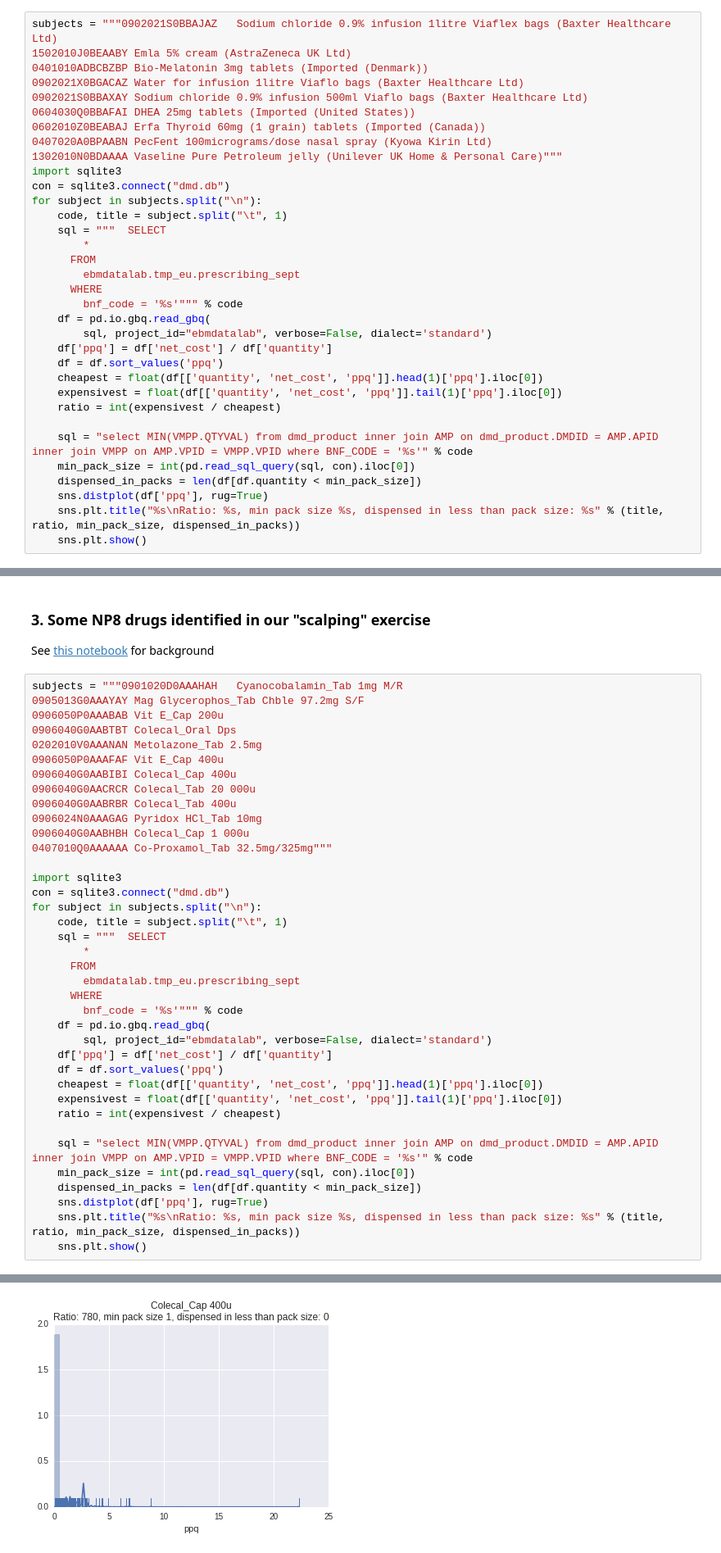
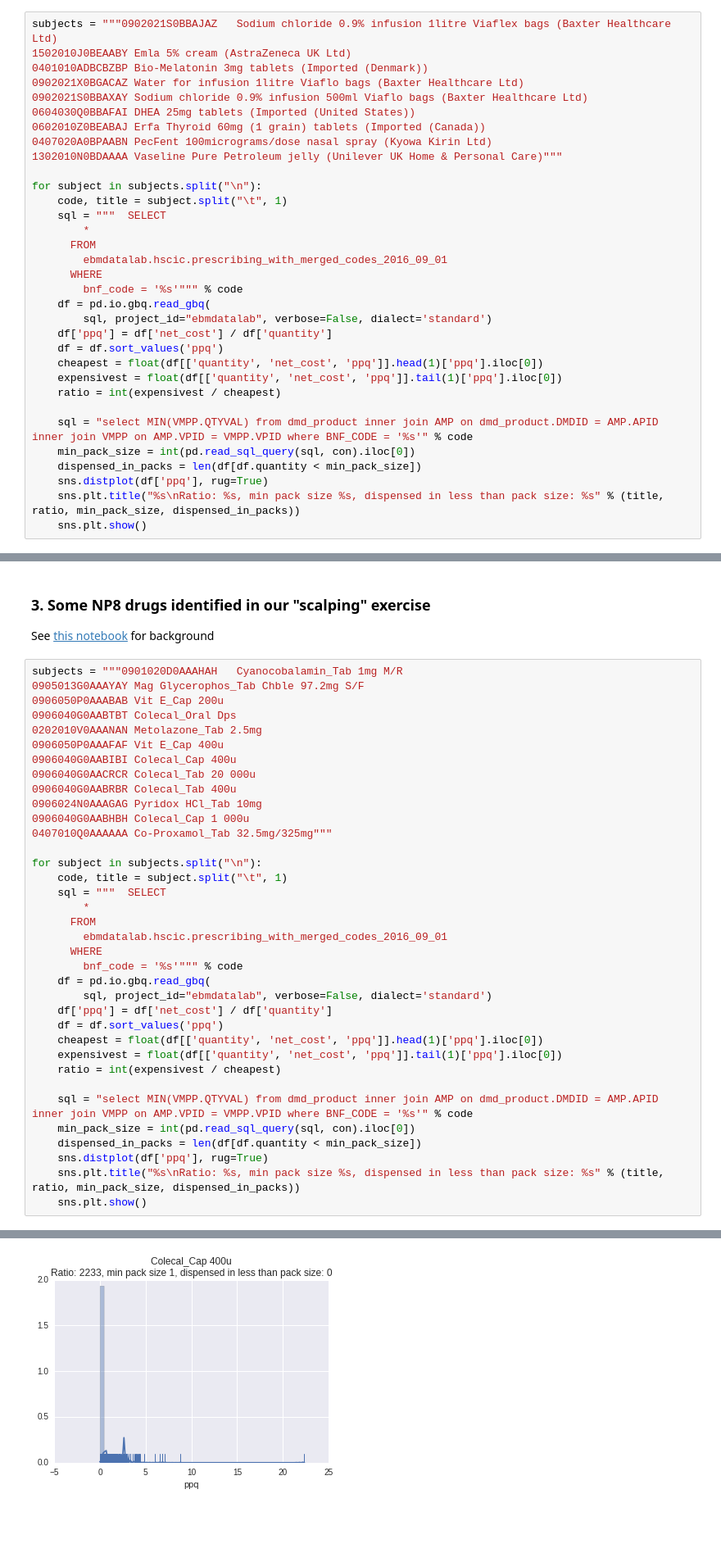
Before and after one commit to ebmdatalab/price-per-dose, a Jupyter notebook: Price per dose.ipynb, the cells around one changed output, grey strips where cells are left out. Shown at 82% size. Saved outputs shown, nothing was run; the diff lists cells and outputs as text; blank space fills up the shorter version.

```diff
--- a/Price per dose.ipynb
+++ b/Price per dose.ipynb
@@ -365,14 +388,13 @@ subjects = """0902021S0BBAJAZ	Sodium chloride 0.9% infusion 1litre Viaflex bags
 0602010Z0BEABAJ	Erfa Thyroid 60mg (1 grain) tablets (Imported (Canada))
 0407020A0BPAABN	PecFent 100micrograms/dose nasal spray (Kyowa Kirin Ltd)
 1302010N0BDAAAA	Vaseline Pure Petroleum jelly (Unilever UK Home & Personal Care)"""
-import sqlite3
-con = sqlite3.connect("dmd.db")
+
 for subject in subjects.split("\n"):
     code, title = subject.split("\t", 1)
     sql = """  SELECT
         *
       FROM
-        ebmdatalab.tmp_eu.prescribing_sept
+        ebmdatalab.hscic.prescribing_with_merged_codes_2016_09_01
       WHERE
         bnf_code = '%s'""" % code
     df = pd.io.gbq.read_gbq(
@@ -417,35 +439,33 @@ subjects = """0901020D0AAAHAH	Cyanocobalamin_Tab 1mg M/R
 0906040G0AABHBH	Colecal_Cap 1 000u
 0407010Q0AAAAAA	Co-Proxamol_Tab 32.5mg/325mg"""
 
-import sqlite3
-con = sqlite3.connect("dmd.db")
 for subject in subjects.split("\n"):
     code, title = subject.split("\t", 1)
     sql = """  SELECT
         *
       FROM
-        ebmdatalab.tmp_eu.prescribing_sept
+        ebmdatalab.hscic.prescribing_with_merged_codes_2016_09_01
       WHERE
         bnf_code = '%s'""" % code
     df = pd.io.gbq.read_gbq(
         sql, project_id="ebmdatalab", verbose=False, dialect='standard')
     df['ppq'] = df['net_cost'] / df['quantity']
     df = df.sort_values('ppq')
     cheapest = float(df[['quantity', 'net_cost', 'ppq']].head(1)['ppq'].iloc[0])
     expensivest = float(df[['quantity', 'net_cost', 'ppq']].tail(1)['ppq'].iloc[0])
     ratio = int(expensivest / cheapest)
 
     sql = "select MIN(VMPP.QTYVAL) from dmd_product inner join AMP on dmd_product.DMDID = AMP.APID  inner join VMPP on AMP.VPID = VMPP.VPID where BNF_CODE = '%s'" % code
     min_pack_size = int(pd.read_sql_query(sql, con).iloc[0])
     dispensed_in_packs = len(df[df.quantity < min_pack_size])
     sns.distplot(df['ppq'], rug=True)
     sns.plt.title("%s\nRatio: %s, min pack size %s, dispensed in less than pack size: %s" % (title, ratio, min_pack_size, dispensed_in_packs))
     sns.plt.show()
 # %% [output]
 [figure]
 [figure]
 [figure]
 [figure]
 [figure]
 [figure]
-[figure, old version]
+[figure, new version]
```
Also changed, not shown: parts of 31 cells of this notebook.
